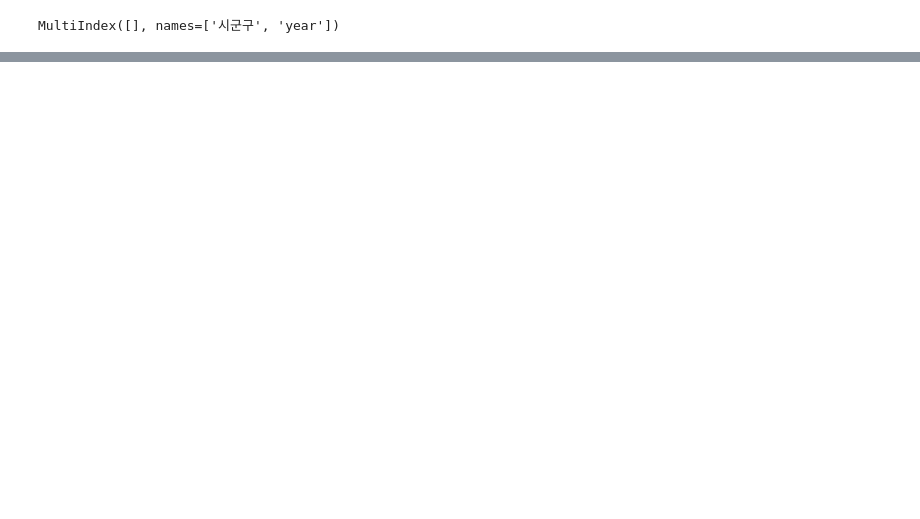
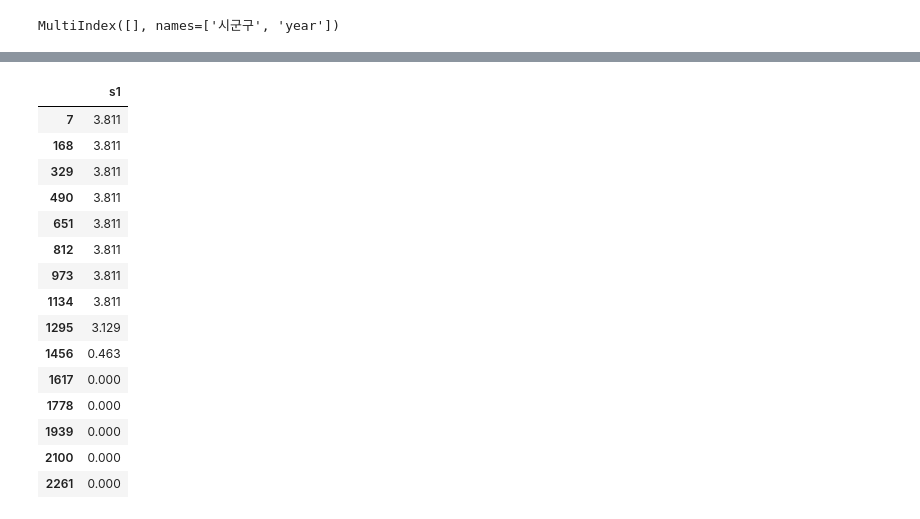
Before and after one commit to estiemoon/EA, a Jupyter notebook: pre/size.ipynb, the cells around one changed output, grey strips where cells are left out. Saved outputs shown, nothing was run; the diff lists cells and outputs as text; code cells hidden in the pictures; blank space fills up the shorter version.

```diff
--- a/pre/size.ipynb
+++ b/pre/size.ipynb
@@ -42,0 +152,19 @@ result.to_excel('../results/ecm_result6.2.xlsx')
+# %%
+volume.loc[volume['시군구']=='세종특별자치시',['s1']]
+# %% [output]
+|  | s1 |
+| 7 | 3.811 |
+| 168 | 3.811 |
+| 329 | 3.811 |
+| 490 | 3.811 |
+| 651 | 3.811 |
+| 812 | 3.811 |
+| 973 | 3.811 |
+| 1134 | 3.811 |
+| 1295 | 3.129 |
+| 1456 | 0.463 |
+| 1617 | 0.000 |
+| 1778 | 0.000 |
+| 1939 | 0.000 |
+| 2100 | 0.000 |
+| 2261 | 0.000 |
```
Also changed, not shown: parts of 12 cells of this notebook.
